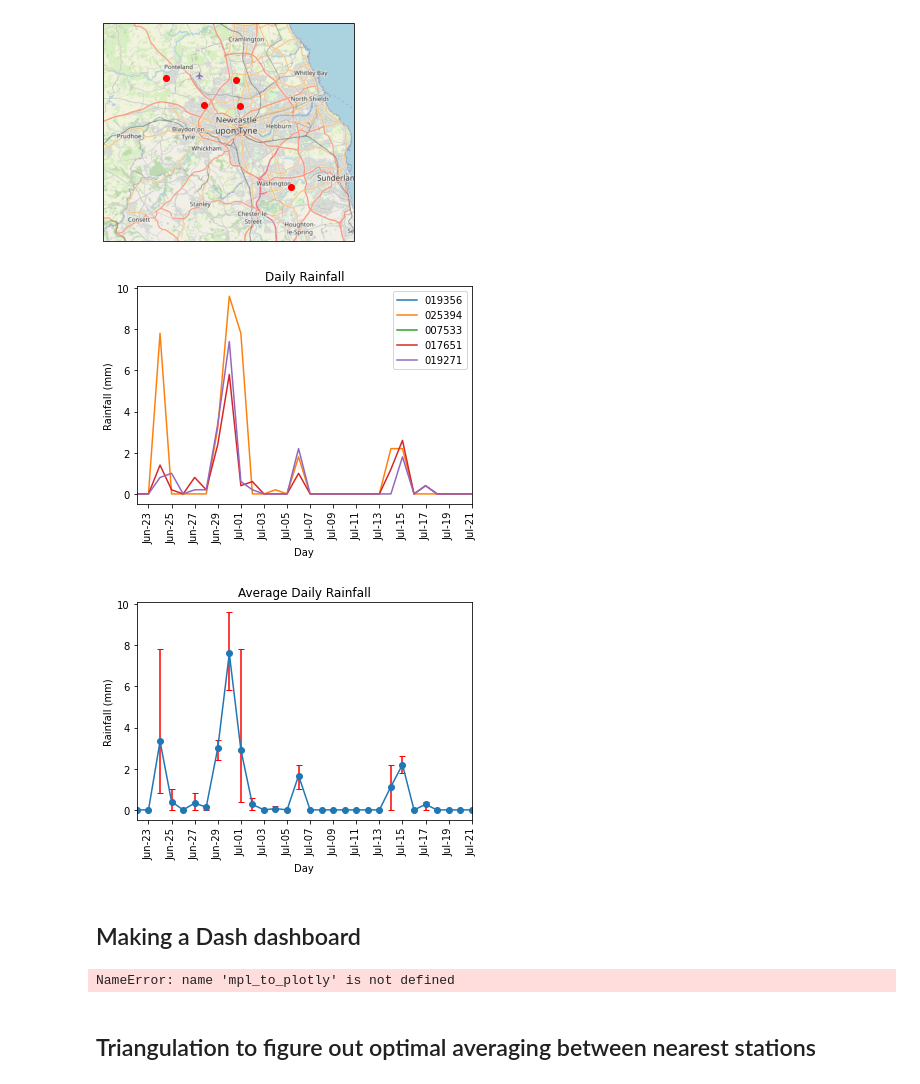
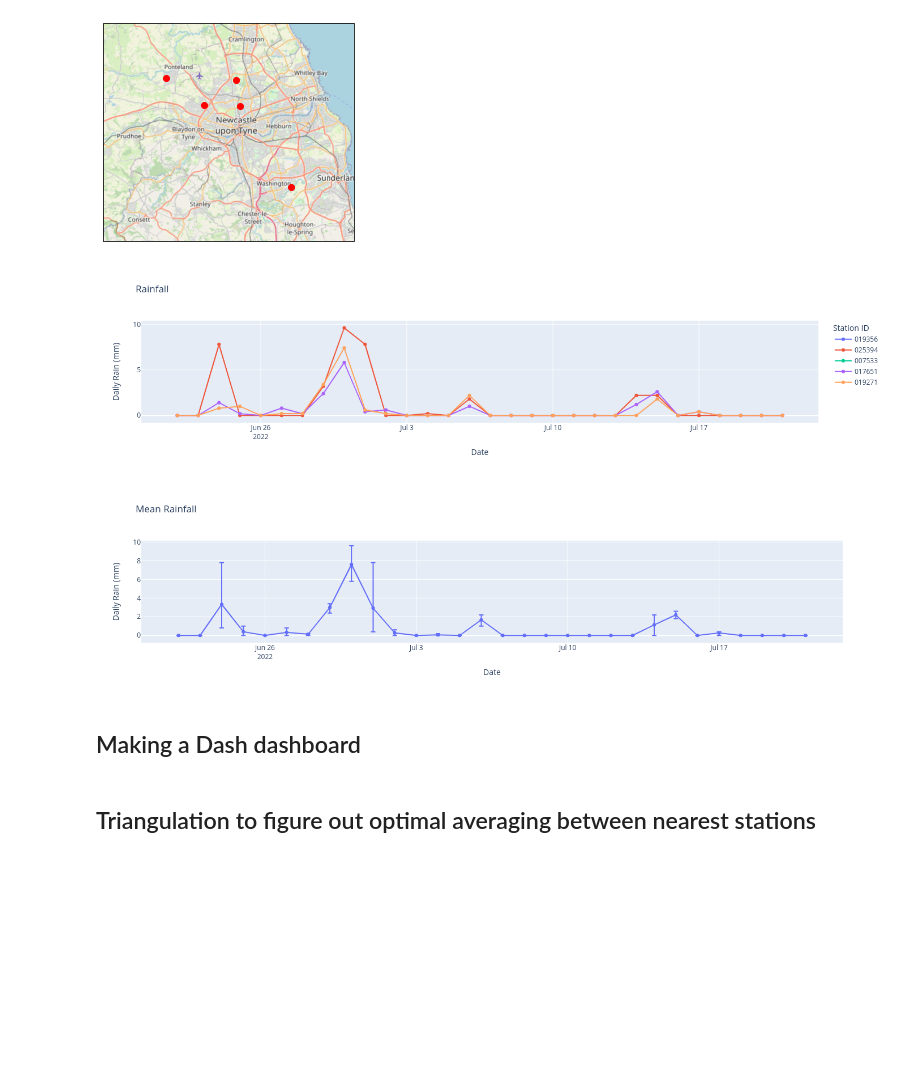
Before and after one commit to timcornelissen/rainfall, a Jupyter notebook: Rainfall.ipynb, the cells around one changed output. Saved outputs shown, nothing was run; the diff lists cells and outputs as text; code cells hidden in the pictures; blank space fills up the shorter version.

Commit message:
Rainfall plot now updates in dashboard

```diff
--- a/Rainfall.ipynb
+++ b/Rainfall.ipynb
@@ -202,17 +215,18 @@ fig = show_stations(stations,plotter='henk',show=True)
 [figure]
 # %%
 data = load_multiple(stations['notation'],N_days)
-(fig2,_)=rainfall_plot(data)
-(fig3,_)=rainfall_plot(data,average=True)
+fig2=rainfall_plot(data)
+fig3=rainfall_plot(data,average=True)
 # %% [output]
-[figure, old version]
+[figure, new version]
-[figure, old version]
+[figure, new version]
 # %% [markdown]
 ## Making a Dash dashboard
 # %%
 from dash import Dash, dcc, html, Input, Output
 from dash.exceptions import PreventUpdate
 from jupyter_dash import JupyterDash
+from plotly.tools import mpl_to_plotly
 import dash_bootstrap_components as dbc
 
 app = JupyterDash(external_stylesheets=[dbc.themes.BOOTSTRAP])
@@ -223,17 +237,18 @@ row = html.Div(
             dbc.Input(id="input", placeholder="SW1A2AB", type="text", value="SW1A2AB", debounce=True)
         ),
         html.Br(),
-        dbc.Row(
-            html.Div(id='text_output')
-        ),
+        dbc.Row([
+            dbc.Col(html.Div(id='text_output')),
+            dbc.Col(html.Div(id='status'))
+        ]),
         html.Br(),
         dbc.Row(
             [
                 dbc.Col(html.Div(dcc.Graph(id= 'map'))),
                 dbc.Col(
                     [
-                    html.Div(dcc.Graph(figure=mpl_to_plotly(fig2))),
-                    html.Div(dcc.Graph(figure=mpl_to_plotly(fig2)))
+                    html.Div(dcc.Graph(id='all_rain')),
+                    html.Div(dcc.Graph(id='mean_rain'))
                     ]
                 ),
             ],id='figures',
@@ -253,20 +268,27 @@ def callback_text(postcode):
 
 @app.callback(
     Output('map', 'figure'),
+    Output('all_rain', 'figure'),
+    Output('mean_rain', 'figure'),
+    Output('status', 'children'),
     Input('input', 'value'))
-def callback_map(postcode):
+def callback_figures(postcode):
     latlong = postcode_lookup(postcode)
     if latlong:
         stations = find_stations(latlong,names_only=False, dist=10)
-        fig = show_stations(stations,show=False)
+        fig = show_stations(stations, show=False)
+
+        data = load_multiple(stations['notation'],N_days)
+        fig2 = rainfall_plot(data, show=False)
+        fig3 = rainfall_plot(data, show=False, average=True)
     else:
         raise PreventUpdate
-    return fig
+
+    status_text = 'Done Loading'
+    return fig, fig2, fig3, status_text
 
 
 _=app.run_server(mode='jupyterlab')
-# %% [output]
-NameError: name 'mpl_to_plotly' is not defined
 # %% [markdown]
 ## Triangulation to figure out optimal averaging between nearest stations
 # %% [markdown]
```
Also changed, not shown: parts of 3 cells of this notebook.
